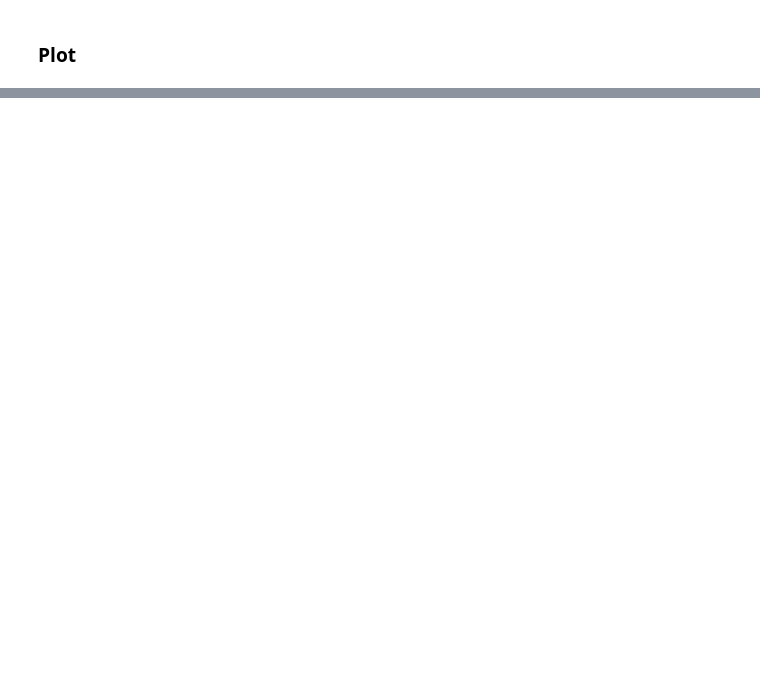
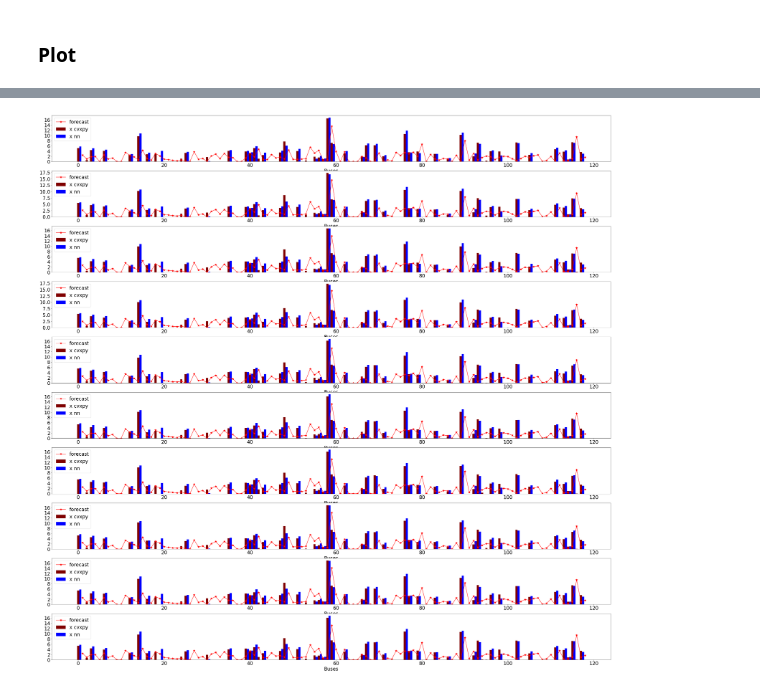
Before and after one commit to zhang-linnng/RiskLimitingDispatch, a Jupyter notebook: v3_neural_policy_118bus_continue_tuning.ipynb, the cells around one changed output, grey strips where cells are left out. Drawn from its saved outputs; the diff is of its cells as text; code cells hidden in the pictures; blank space fills up the shorter version.

```diff
--- a/v3_neural_policy_118bus_continue_tuning.ipynb
+++ b/v3_neural_policy_118bus_continue_tuning.ipynb
@@ -1023,0 +970,18 @@ plt.show()
+# %%
+fig = plt.figure(figsize=(50,50))
+
+for i in range(1, 11, 1):
+    plt.subplot(10, 1, i)
+    Xrange = np.array(range(N))
+    plt.plot(range(1, N+1), test_dataset[i+20,:], 'r-*', markersize=10, label='forecast')
+    plt.bar(Xrange, x_labels[i+20,:], width = 0.5, color ='maroon',label='x cvxpy')
+    plt.bar(Xrange+0.5, x_pred[i+20,:], width = 0.5, color ='blue',label='x nn')
+
+    plt.legend(fontsize=24)
+    plt.xlabel('Buses', fontsize=24)
+    plt.xticks(fontsize=24)
+    plt.yticks(fontsize=24)
+
+plt.show()
+# %% [output]
+[figure, added]
```
Also changed, not shown: parts of 8 cells of this notebook.
